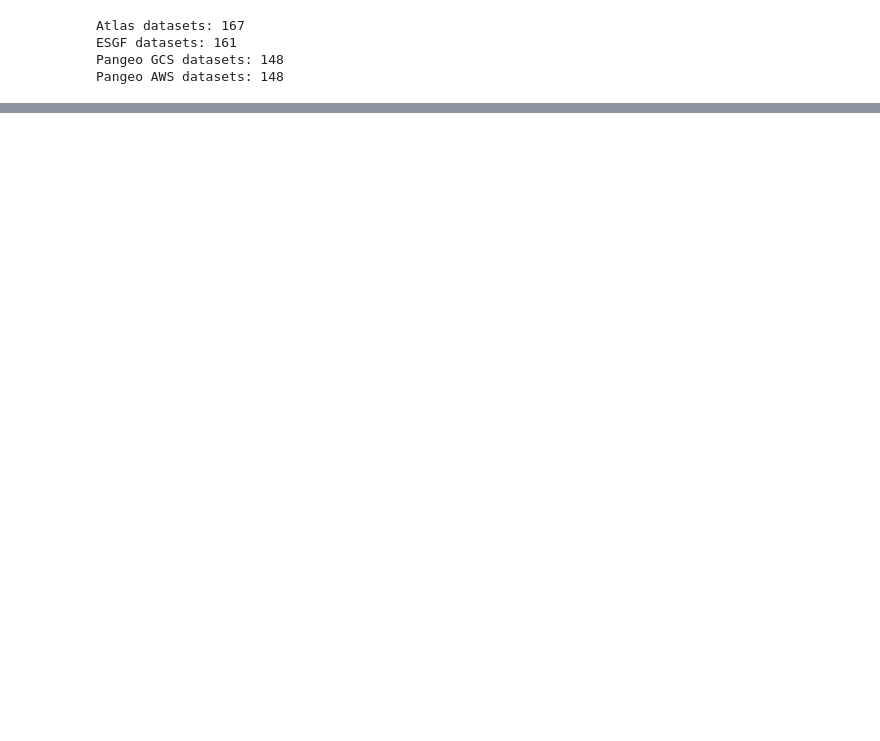
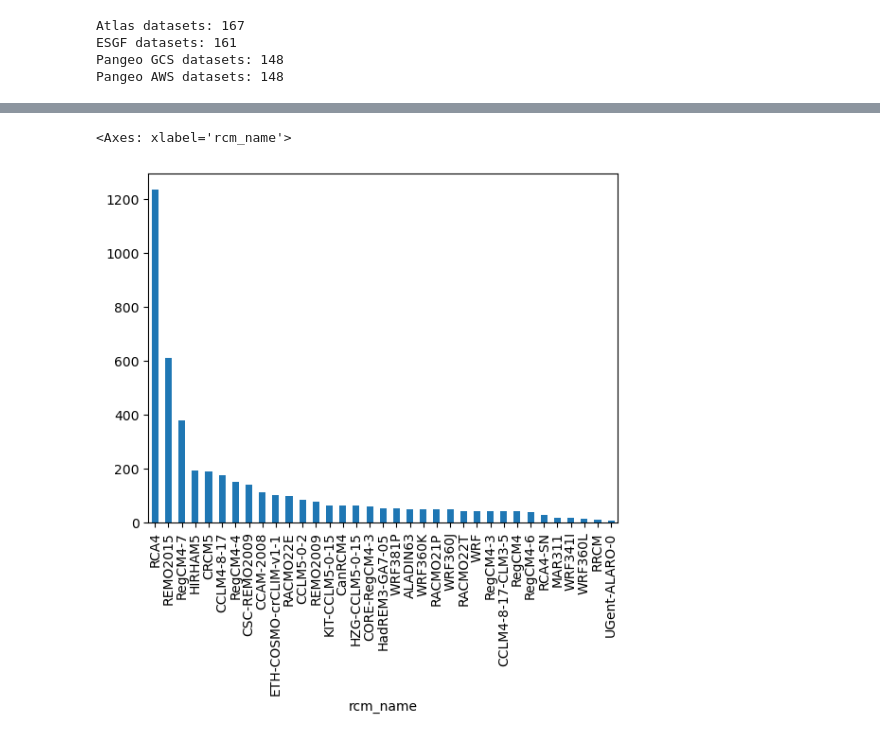
Before and after one commit to zequihg50/reproducibility-ipcc-atlas, a Jupyter notebook: main.ipynb, the cells around one changed output, grey strips where cells are left out. Saved outputs shown, nothing was run; the diff lists cells and outputs as text; code cells hidden in the pictures; blank space fills up the shorter version.

```diff
--- a/main.ipynb
+++ b/main.ipynb
@@ -59,0 +171,19 @@ Pangeo AWS datasets: 148
+# %%
+a = cordex_atlas["master_id"].str.split(".", expand=True).rename({
+    0: "project",
+    1: "output",
+    2: "domain",
+    3: "institute",
+    4: "driving_model",
+    5: "experiment",
+    6: "member",
+    7: "rcm_name",
+    8: "rcm_version",
+    9: "frequency",
+    10: "variable",
+    }, axis=1)
+
+a["rcm_name"].value_counts().plot.bar()
+# %% [output]
+<Axes: xlabel='rcm_name'>
+[figure, added]
```
Also changed, not shown: parts of 27 cells of this notebook.
